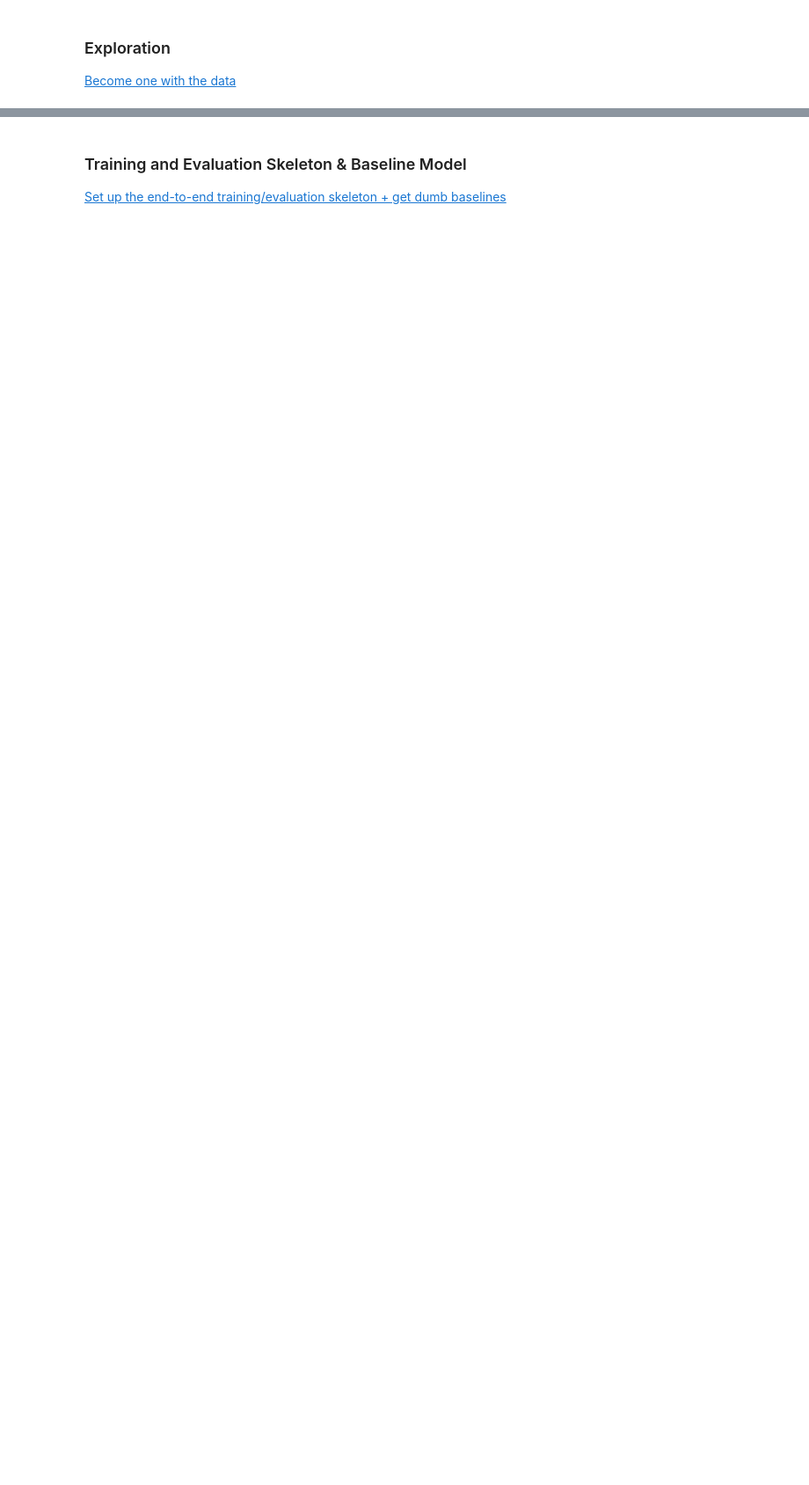
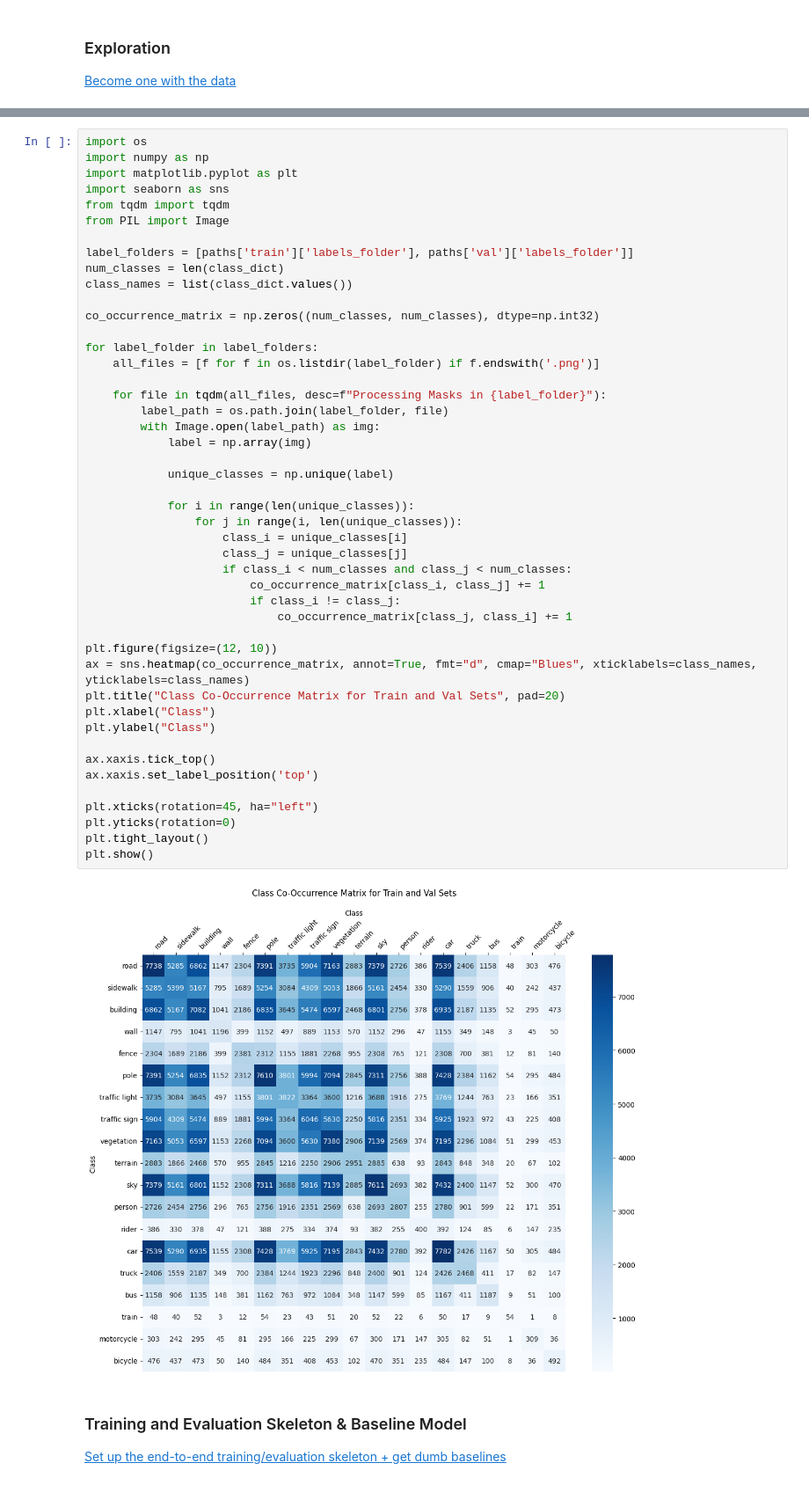
Before and after one commit to okaynils/fhnw-ds-dlbs, a Jupyter notebook: main.ipynb, the cells around one changed output, grey strips where cells are left out. Shown at 88% size. Saved outputs shown, nothing was run; the diff lists cells and outputs as text; blank space fills up the shorter version.

```diff
--- a/main.ipynb
+++ b/main.ipynb
@@ -69,3 +243,51 @@ plt.show()
+# %%
+import os
+import numpy as np
+import matplotlib.pyplot as plt
+import seaborn as sns
+from tqdm import tqdm
+from PIL import Image
+
+label_folders = [paths['train']['labels_folder'], paths['val']['labels_folder']]
+num_classes = len(class_dict)
+class_names = list(class_dict.values())
+
+co_occurrence_matrix = np.zeros((num_classes, num_classes), dtype=np.int32)
+
+for label_folder in label_folders:
+    all_files = [f for f in os.listdir(label_folder) if f.endswith('.png')]
+
+    for file in tqdm(all_files, desc=f"Processing Masks in {label_folder}"):
+        label_path = os.path.join(label_folder, file)
+        with Image.open(label_path) as img:
+            label = np.array(img)
+
+            unique_classes = np.unique(label)
+
+            for i in range(len(unique_classes)):
+                for j in range(i, len(unique_classes)):
+                    class_i = unique_classes[i]
+                    class_j = unique_classes[j]
+                    if class_i < num_classes and class_j < num_classes:
+                        co_occurrence_matrix[class_i, class_j] += 1
+                        if class_i != class_j:
+                            co_occurrence_matrix[class_j, class_i] += 1
+
+plt.figure(figsize=(12, 10))
+ax = sns.heatmap(co_occurrence_matrix, annot=True, fmt="d", cmap="Blues", xticklabels=class_names, yticklabels=class_names)
+plt.title("Class Co-Occurrence Matrix for Train and Val Sets", pad=20)
+plt.xlabel("Class")
+plt.ylabel("Class")
+
+ax.xaxis.tick_top()
+ax.xaxis.set_label_position('top')
+
+plt.xticks(rotation=45, ha="left")
+plt.yticks(rotation=0)
+plt.tight_layout()
+plt.show()
+# %% [output]
+[figure, added]
 # %% [markdown]
 ### Training and Evaluation Skeleton & Baseline Model
 
```
Also changed, not shown: parts of 17 cells of this notebook.
